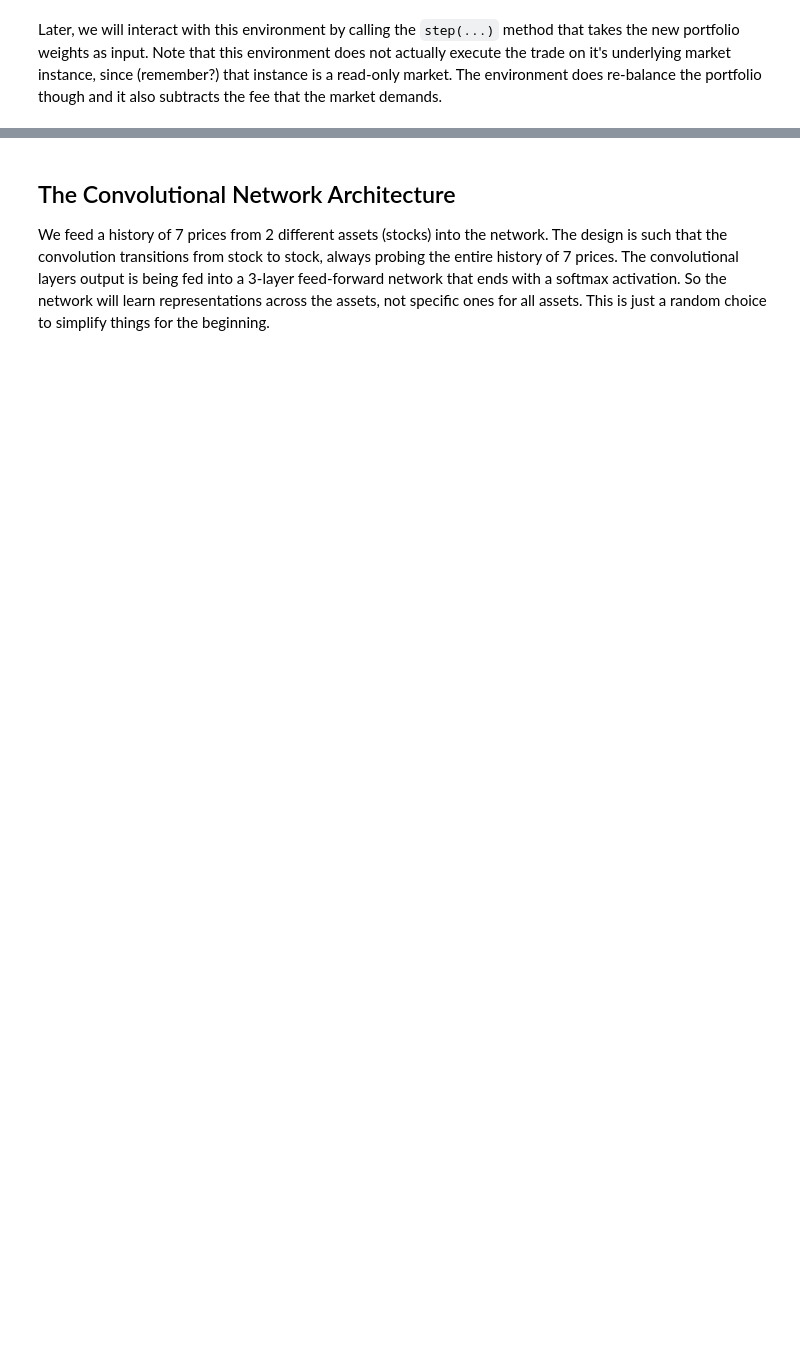
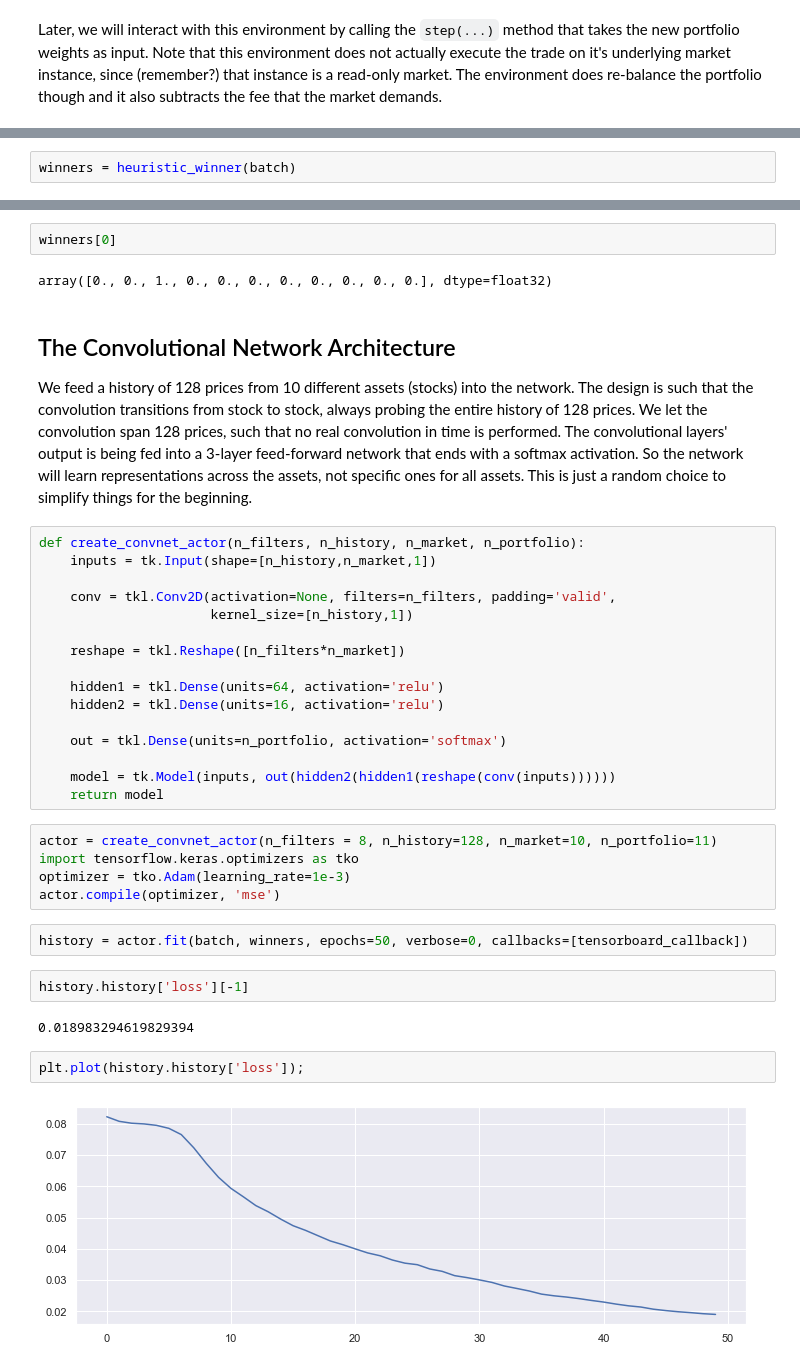
Before and after one commit to smurve/cfds-capstone, a Jupyter notebook: Supervised_Learning.ipynb, the cells around one changed output, grey strips where cells are left out. Saved outputs shown, nothing was run; the diff lists cells and outputs as text; blank space fills up the shorter version.

Commit message:
Supervised Learning Notebook with simulated market data

```diff
--- a/Supervised_Learning.ipynb
+++ b/Supervised_Learning.ipynb
@@ -173,0 +224,2 @@
+# %%
+winners = heuristic_winner(batch)
@@ -174,4 +230,39 @@
+# %%
+winners[0]
+# %% [output]
+array([0., 0., 1., 0., 0., 0., 0., 0., 0., 0., 0.], dtype=float32)
 # %% [markdown]
 ## The Convolutional Network Architecture
 
-We feed a history of 7 prices from 2 different assets (stocks) into the network. The design is such that the convolution transitions from stock to stock, always probing the entire history of 7 prices. The convolutional layers output is being fed into a 3-layer feed-forward network that ends with a softmax activation. So the network will learn representations across the assets, not specific ones for all assets. This is just a random choice to simplify things for the beginning.
+We feed a history of 128 prices from 10 different assets (stocks) into the network. The design is such that the convolution transitions from stock to stock, always probing the entire history of 128 prices. We let the convolution span 128 prices, such that no real convolution in time is performed. The convolutional layers' output is being fed into a 3-layer feed-forward network that ends with a softmax activation. So the network will learn representations across the assets, not specific ones for all assets. This is just a random choice to simplify things for the beginning.
+# %%
+def create_convnet_actor(n_filters, n_history, n_market, n_portfolio):
+    inputs = tk.Input(shape=[n_history,n_market,1])
+
+    conv = tkl.Conv2D(activation=None, filters=n_filters, padding='valid',
+                      kernel_size=[n_history,1])
+
+    reshape = tkl.Reshape([n_filters*n_market])
+
+    hidden1 = tkl.Dense(units=64, activation='relu')
+    hidden2 = tkl.Dense(units=16, activation='relu')
+
+    out = tkl.Dense(units=n_portfolio, activation='softmax')
+
+    model = tk.Model(inputs, out(hidden2(hidden1(reshape(conv(inputs))))))
+    return model
+# %%
+actor = create_convnet_actor(n_filters = 8, n_history=128, n_market=10, n_portfolio=11)
+import tensorflow.keras.optimizers as tko
+optimizer = tko.Adam(learning_rate=1e-3)
+actor.compile(optimizer, 'mse')
+# %%
+history = actor.fit(batch, winners, epochs=50, verbose=0, callbacks=[tensorboard_callback])
+# %%
+history.history['loss'][-1]
+# %% [output]
+0.018983294619829394
+# %%
+plt.plot(history.history['loss']);
+# %% [output]
+[figure, added]
```
Also changed, not shown: parts of 32 cells of this notebook, 5 other files.
